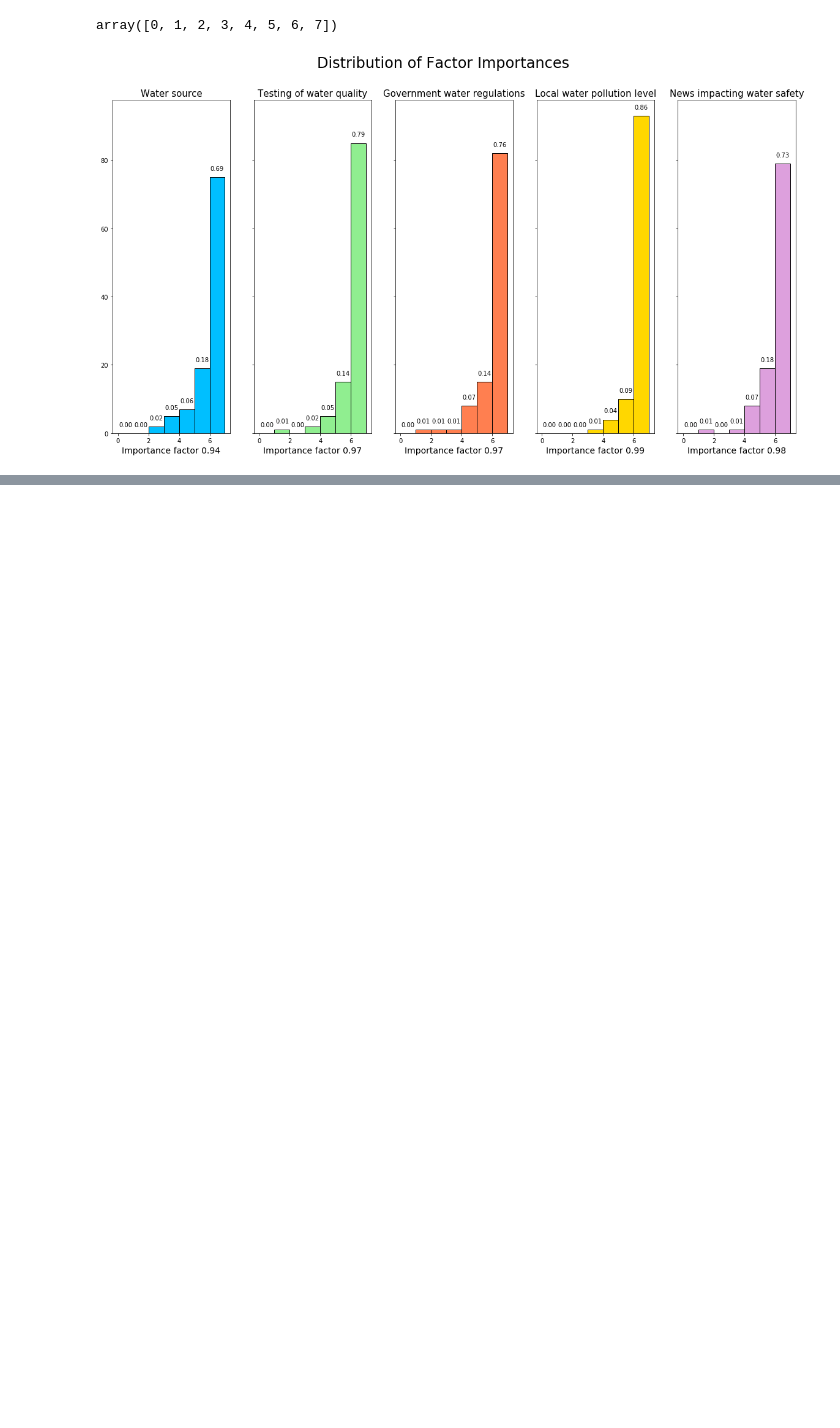
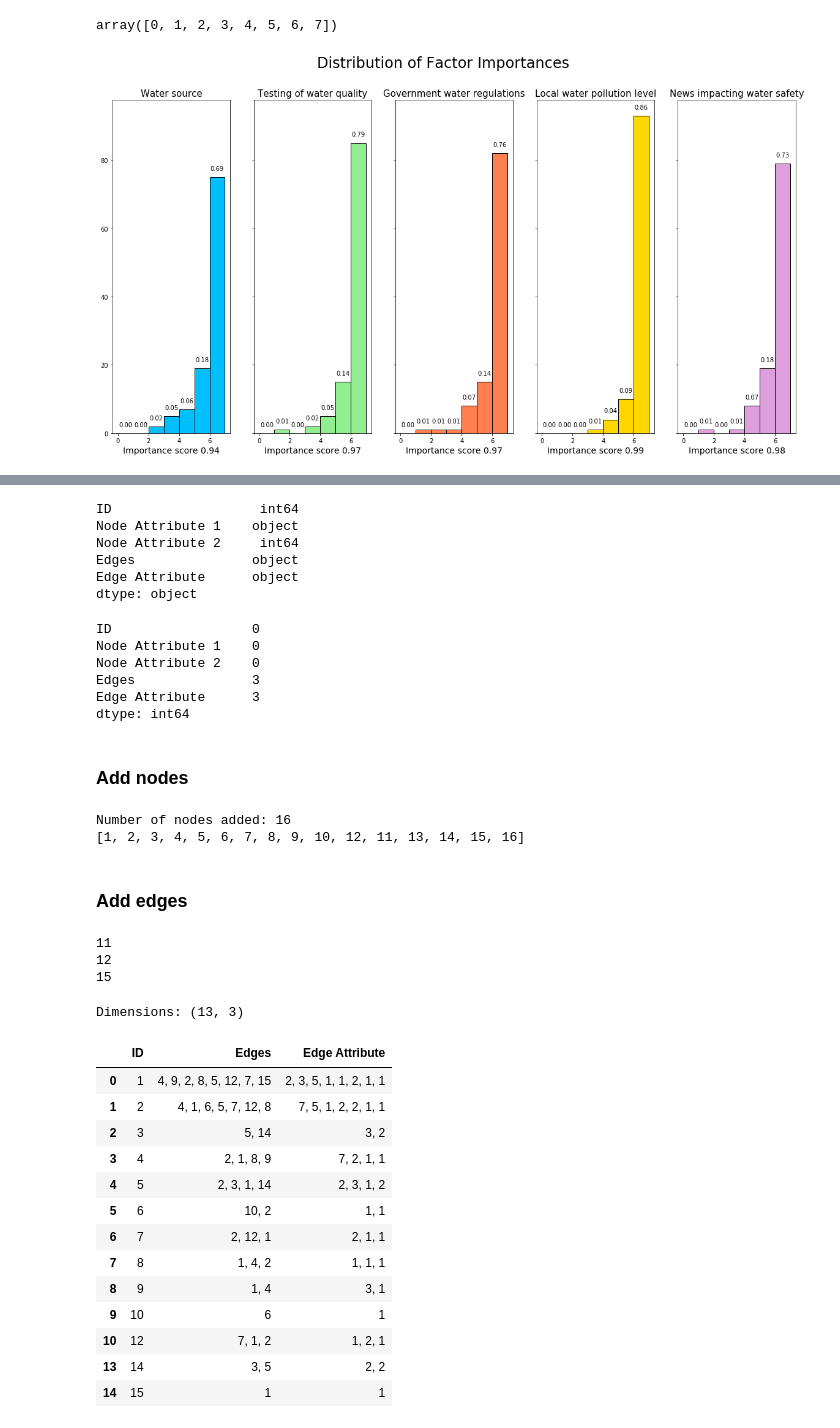
Before and after one commit to sakoki/water_q_project, a Jupyter notebook: analysis.ipynb, the cells around one changed output, grey strips where cells are left out. Saved outputs shown, nothing was run; the diff lists cells and outputs as text; code cells hidden in the pictures; blank space fills up the shorter version.

```diff
--- a/analysis.ipynb
+++ b/analysis.ipynb
@@ -233,7 +239,7 @@ for k, v in subplot_data.items():
                    ha='center')
 
     pos_score = sum(y[-3:])/factors.shape[0]
-    ax[v].set_xlabel('Importance factor {:1.2f}'.format(pos_score), fontsize=14)
+    ax[v].set_xlabel('Importance score {:1.2f}'.format(pos_score), fontsize=14)
 
 
 fig = plt.gcf() # get current figure
@@ -330,0 +339,7 @@ plt.bar(x,y)
+# %%
+# read data
+concepts = pd.read_excel("./temp_data/concepts_graph_data.xlsx", dtype={'ID': int,
+                                                                        'Edges': str,
+                                                                        'Edge Attribute': str})
+print("Dimensions: {}".format(concepts.shape))
+concepts.head()
@@ -330,0 +354,62 @@ plt.bar(x,y)
+# %%
+concepts.dtypes
+# %% [output]
+ID                   int64
+Node Attribute 1    object
+Node Attribute 2     int64
+Edges               object
+Edge Attribute      object
+dtype: object
+# %%
+concepts.isna().sum()
+# %% [output]
+ID                  0
+Node Attribute 1    0
+Node Attribute 2    0
+Edges               3
+Edge Attribute      3
+dtype: int64
+# %% [markdown]
+### Add nodes
+# %%
+# Add nodes
+node_list = concepts['ID'].tolist()
+G.add_nodes_from(node_list)
+print("Number of nodes added: {}".format(G.number_of_nodes()))
+print(G.nodes)
+# %% [output]
+Number of nodes added: 16
+[1, 2, 3, 4, 5, 6, 7, 8, 9, 10, 12, 11, 13, 14, 15, 16]
+# %% [markdown]
+### Add edges
+# %%
+# Find rows with nan values
+exclusion = []
+for i,v in enumerate(concepts.isna().sum(axis=1).values):
+    if v > 0:
+        exclusion.append(i)
+        print(i)
+# %% [output]
+11
+12
+15
+# %%
+edges = concepts.drop(index=exclusion)[['ID', 'Edges', 'Edge Attribute']]
+print("Dimensions: {}".format(edges.shape))
+edges
+# %% [output]
+Dimensions: (13, 3)
+|  | ID | Edges | Edge Attribute |
+| 0 | 1 | 4, 9, 2, 8, 5, 12, 7, 15 | 2, 3, 5, 1, 1, 2, 1, 1 |
+| 1 | 2 | 4, 1, 6, 5, 7, 12, 8 | 7, 5, 1, 2, 2, 1, 1 |
+| 2 | 3 | 5, 14 | 3, 2 |
+| 3 | 4 | 2, 1, 8, 9 | 7, 2, 1, 1 |
+| 4 | 5 | 2, 3, 1, 14 | 2, 3, 1, 2 |
+| 5 | 6 | 10, 2 | 1, 1 |
+| 6 | 7 | 2, 12, 1 | 2, 1, 1 |
+| 7 | 8 | 1, 4, 2 | 1, 1, 1 |
+| 8 | 9 | 1, 4 | 3, 1 |
+| 9 | 10 | 6 | 1 |
+| 10 | 12 | 7, 1, 2 | 1, 2, 1 |
+| 13 | 14 | 3, 5 | 2, 2 |
+| 14 | 15 | 1 | 1 |
```
Also changed, not shown: parts of 49 cells of this notebook, 1 other file.
